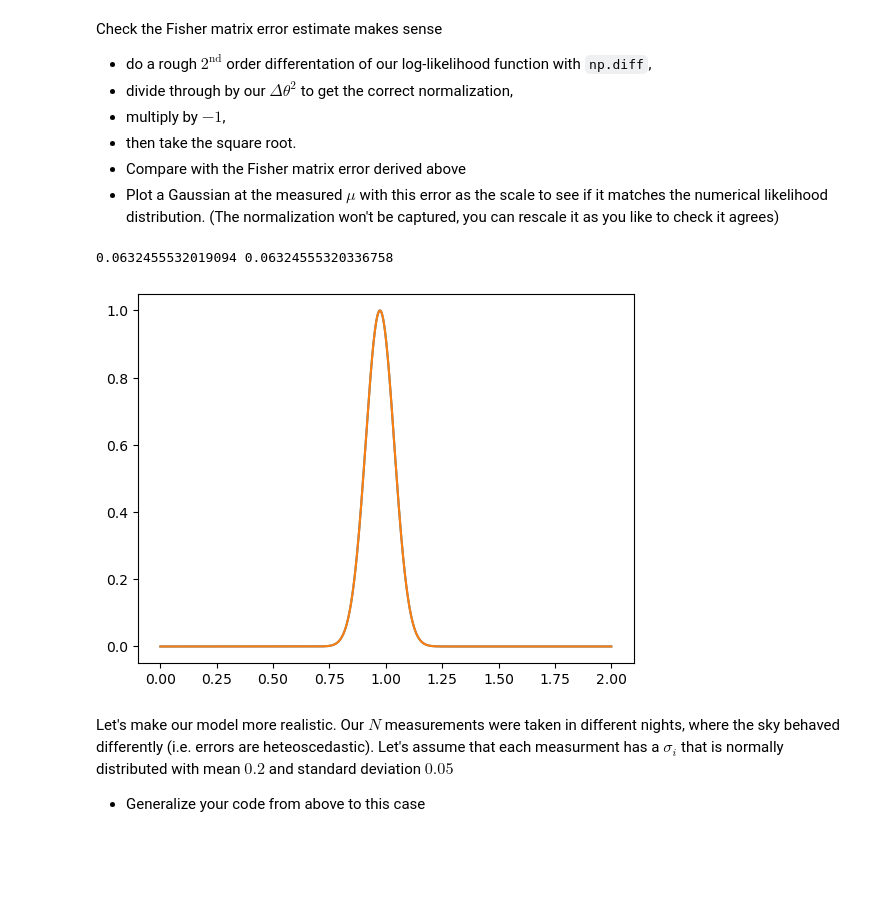
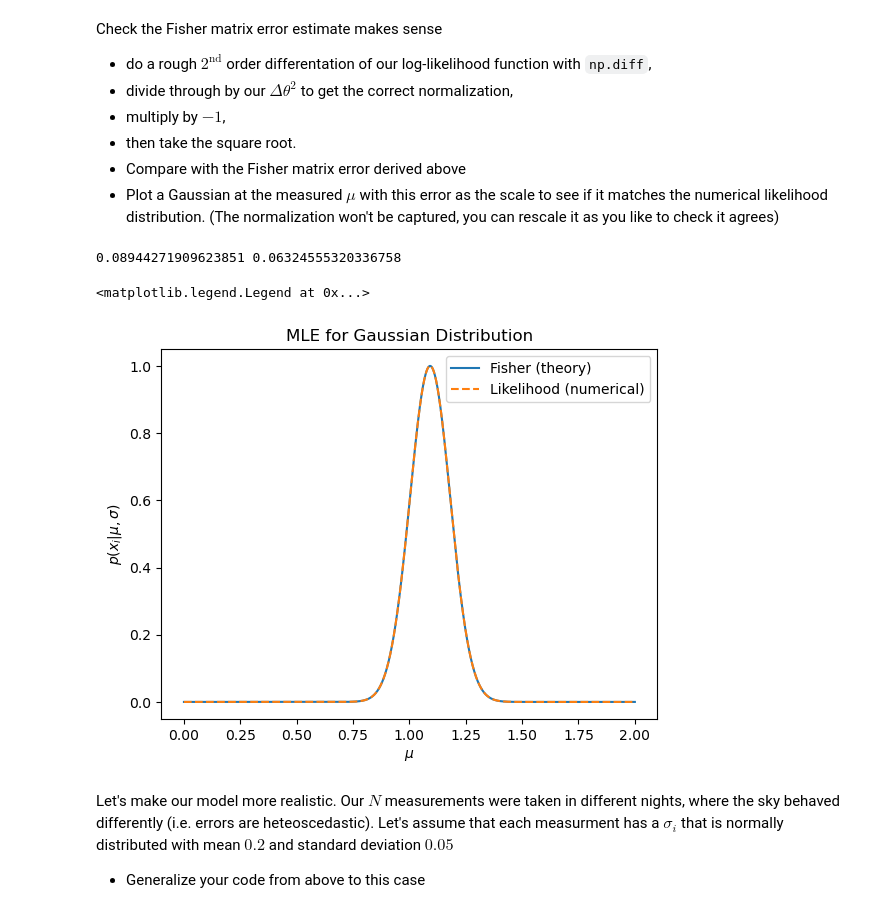
Before and after one commit to Matteo-Raschi/astrostatistics_bicocca_2026, a Jupyter notebook: working/L05_frequentist_notes.ipynb, the cells around one changed output. Cells and saved outputs as stored; diff of their text form; code cells hidden in the pictures; blank space fills up the shorter version.

```diff
--- a/working/L05_frequentist_notes.ipynb
+++ b/working/L05_frequentist_notes.ipynb
@@ -444,7 +444,9 @@ import numpy as np
 from scipy.stats import norm
 from matplotlib import pyplot as plt
 
-random_gaussian = norm.rvs(1, 0.2, 10)
+np.random.seed(42)
+
+random_gaussian = norm.rvs(1, 0.2, 5)
 
 mu_grid = np.linspace(0.0,2.0,10000)
 
@@ -457,8 +459,8 @@ for i in random_gaussian:
 
     plt.plot(mu_grid,likelihood_i)
 
+plt.plot(mu_grid,likelihood,ls='--', c='black', label=r'$L(\{x\})$')
+plt.xlabel(r'$\mu$')
+plt.ylabel(r'$p(x_i|\mu,\sigma)$')
 plt.show()
-
-plt.plot(mu_grid,likelihood)
-plt.show()
 # %% [output]
@@ -490,30 +491,34 @@ Check the Fisher matrix error estimate makes sense
 # %%
 log_likelihood = np.log(likelihood)
 
 second_derivative = np.diff(log_likelihood, n=2)
 
 delta_theta = mu_grid[1] - mu_grid[0]
 normalized_second_derivative = second_derivative/(delta_theta**2)
 
 #take the inverse of the square root not the square root
 fisher_estimate = np.sqrt(1/(normalized_second_derivative[max_index -1]* (- 1)))
 
 theoretical_fisher = 0.2/np.sqrt(10)
 
 print(fisher_estimate,theoretical_fisher)
 
 new_curve = norm.pdf(mu_grid,mle_analitical,fisher_estimate)
 new_curve_normalized = new_curve/np.max(new_curve)
 
 new_likelihood = likelihood/np.max(likelihood)
 
-plt.plot(mu_grid,new_curve_normalized)
-plt.plot(mu_grid,new_likelihood)
+plt.plot(mu_grid,new_curve_normalized, label='Fisher (theory)')
+plt.plot(mu_grid,new_likelihood, ls='dashed', label='Likelihood (numerical)')
 
-plt.show()
+plt.xlabel(r'$\mu$')
+plt.ylabel(r'$p(x_i|\mu,\sigma)$')
+plt.title('MLE for Gaussian Distribution')
+plt.legend()
 # %% [output]
-0.0632455532019094 0.06324555320336758
+0.08944271909623851 0.06324555320336758
+<matplotlib.legend.Legend at 0x...>
-[figure, old version]
+[figure, new version]
 # %% [markdown]
 Let's make our model more realistic. Our $N$ measurements were taken in different nights, where the sky behaved differently (i.e. errors are heteoscedastic). Let's assume that each measurment has a $\sigma_i$ that is normally distributed with mean $0.2$ and standard deviation $0.05$
 
```
Also changed, not shown: parts of 4 cells of this notebook.
